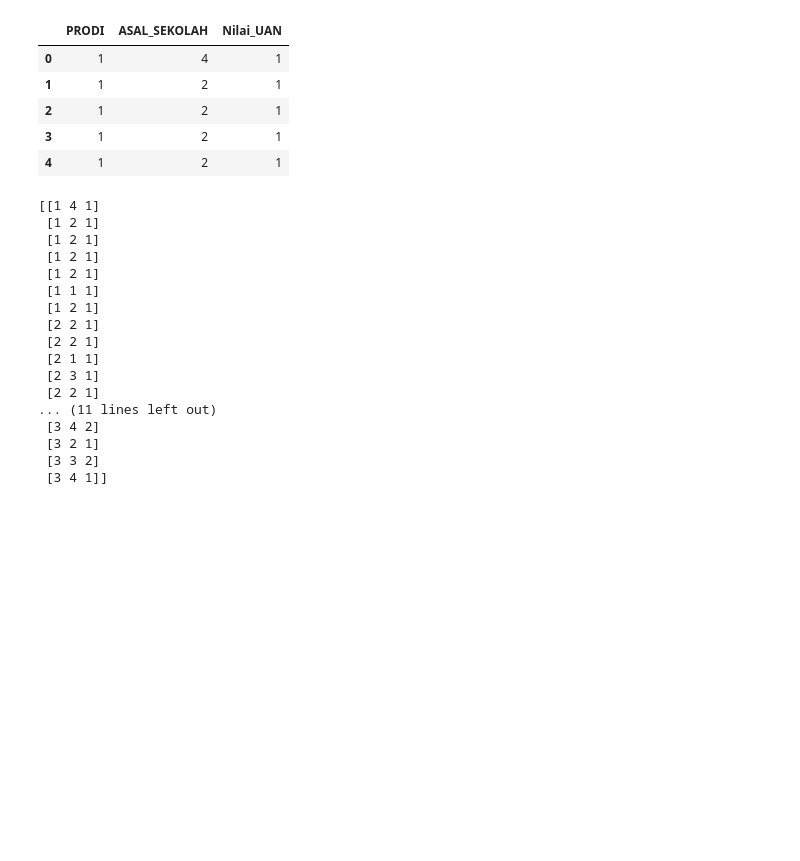
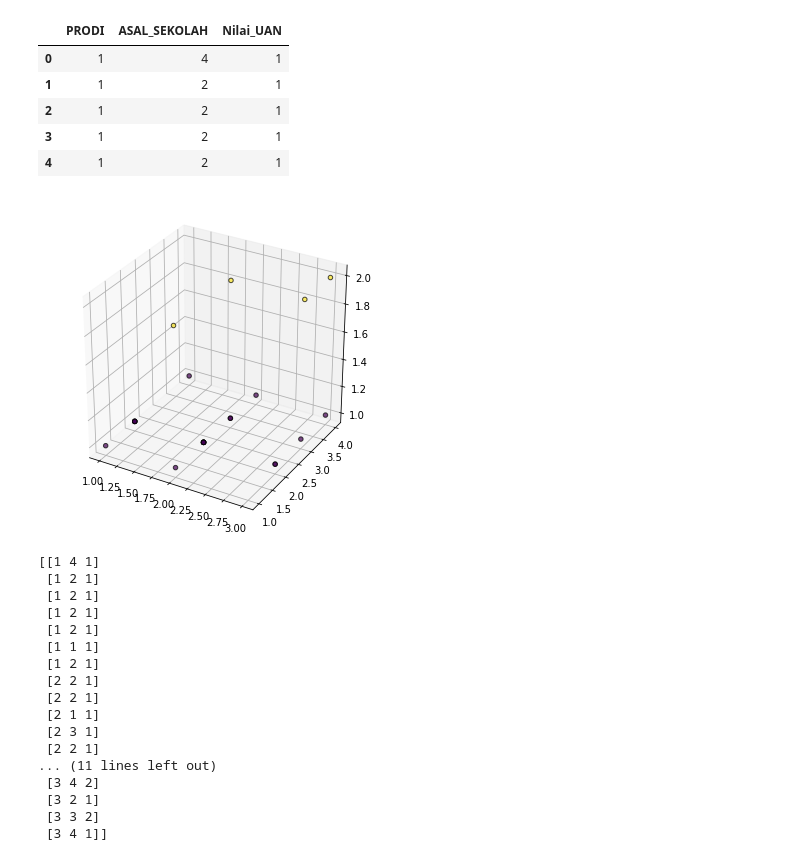
Before and after one commit to yasirarism/K-Mean-Clustering-Dengan-Python, a Jupyter notebook: K_Means_Clutering.ipynb, the cells around one changed output. Cells and saved outputs as stored; diff of their text form; code cells hidden in the pictures; blank space fills up the shorter version.

```diff
--- a/K_Means_Clutering.ipynb
+++ b/K_Means_Clutering.ipynb
@@ -59,4 +58,16 @@ data_x.head()
 | 2 | 1 | 2 | 1 |
 | 3 | 1 | 2 | 1 |
 | 4 | 1 | 2 | 1 |
+# %%
+# Visualisasi Data
+x = data.PRODI
+y = data.ASAL_SEKOLAH
+z = data.Nilai_UAN
+
+fig = plt.figure(figsize=(6, 6))
+ax = fig.add_subplot(111, projection='3d')
+ax.scatter(x, y, z, linewidths=1, alpha=.7, edgecolor='k', s = 20, c=z)
+plt.show()
+# %% [output]
+[figure, added]
 # %%
```
Also changed, not shown: parts of 9 cells of this notebook.
